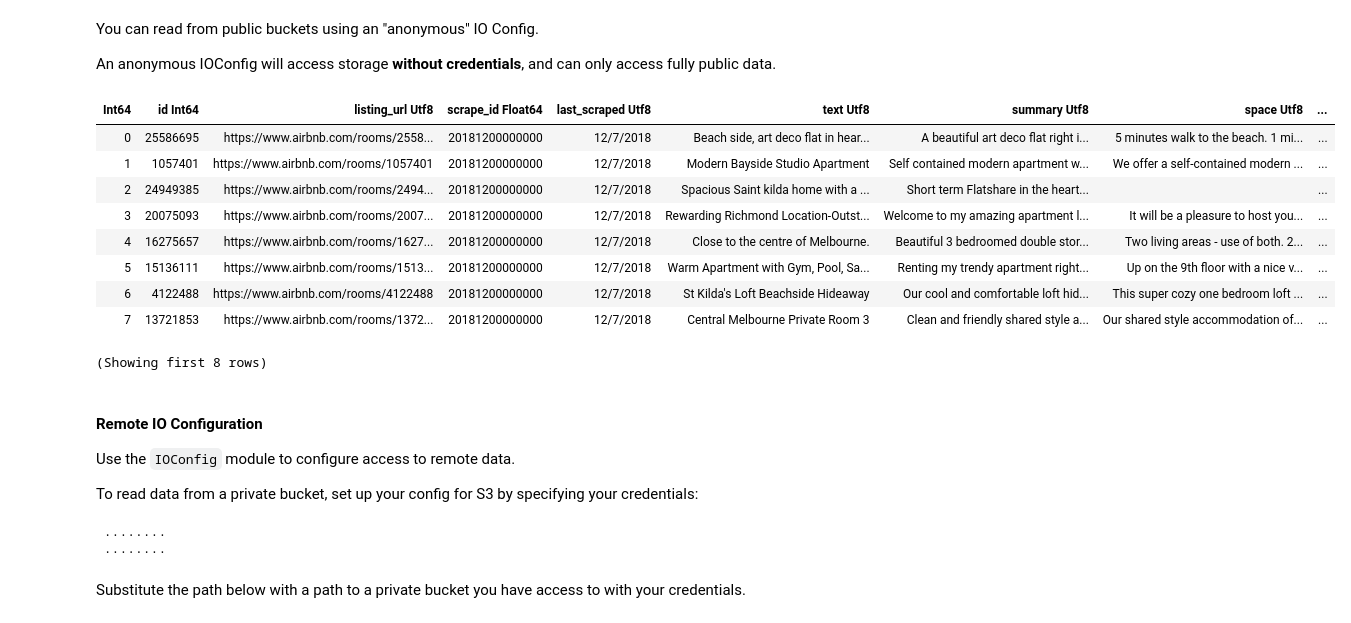
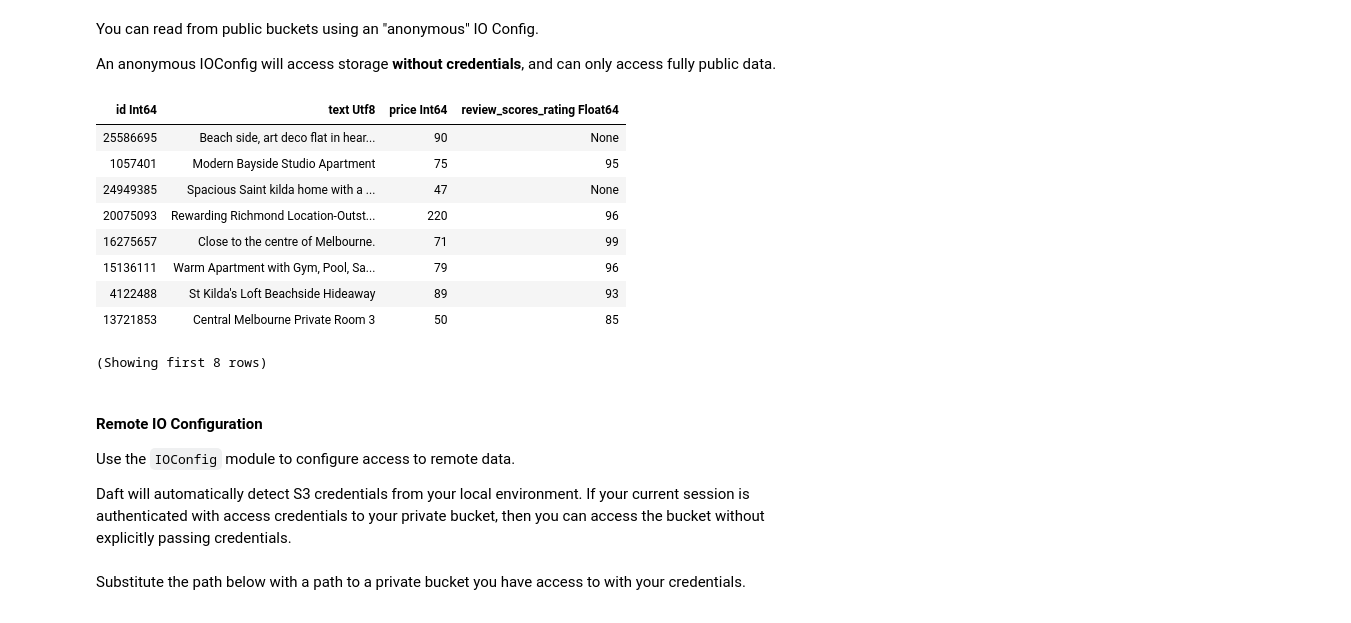
Before and after one commit to avriiil/daft-examples, a Jupyter notebook: daft-data-access.ipynb, the cells around one changed output. Cells and saved outputs as stored; diff of their text form; code cells hidden in the pictures.

```diff
--- a/daft-data-access.ipynb
+++ b/daft-data-access.ipynb
@@ -136,35 +136,28 @@ An anonymous IOConfig will access storage **without credentials**, and can only
 MY_ANONYMOUS_IO_CONFIG = daft.io.IOConfig(s3=daft.io.S3Config(anonymous=True))
 
 # Read this file using `MY_ANONYMOUS_IO_CONFIG`
-df1 = daft.read_csv(
+df = daft.read_csv(
     "s3://daft-public-data/melbourne-airbnb/melbourne_airbnb.csv",
     io_config=MY_ANONYMOUS_IO_CONFIG
 )
 # %%
-df1.show()
+df.select("id", "text", "price", "review_scores_rating").show()
 # %% [output]
-| Int64 | id Int64 | listing_url Utf8 | scrape_id Float64 | last_scraped Utf8 | text Utf8 | summary Utf8 | space Utf8 | ... |
-| 0 | 25586695 | https://www.airbnb.com/rooms/2558... | 20181200000000 | 12/7/2018 | Beach side, art deco flat in hear... | A beautiful art deco flat right i... | 5 minutes walk to the beach. 1 mi... | ... |
-| 1 | 1057401 | https://www.airbnb.com/rooms/1057401 | 20181200000000 | 12/7/2018 | Modern Bayside Studio Apartment | Self contained modern apartment w... | We offer a self-contained modern ... | ... |
-| 2 | 24949385 | https://www.airbnb.com/rooms/2494... | 20181200000000 | 12/7/2018 | Spacious Saint kilda home with a ... | Short term Flatshare in the heart... |  | ... |
-| 3 | 20075093 | https://www.airbnb.com/rooms/2007... | 20181200000000 | 12/7/2018 | Rewarding Richmond Location-Outst... | Welcome to my amazing apartment l... | It will be a pleasure to host you... | ... |
-| 4 | 16275657 | https://www.airbnb.com/rooms/1627... | 20181200000000 | 12/7/2018 | Close to the centre of Melbourne. | Beautiful 3 bedroomed double stor... | Two living areas - use of both. 2... | ... |
-| 5 | 15136111 | https://www.airbnb.com/rooms/1513... | 20181200000000 | 12/7/2018 | Warm Apartment with Gym, Pool, Sa... | Renting my trendy apartment right... | Up on the 9th floor with a nice v... | ... |
-| 6 | 4122488 | https://www.airbnb.com/rooms/4122488 | 20181200000000 | 12/7/2018 | St Kilda's Loft Beachside Hideaway | Our cool and comfortable loft hid... | This super cozy one bedroom loft ... | ... |
-| 7 | 13721853 | https://www.airbnb.com/rooms/1372... | 20181200000000 | 12/7/2018 | Central Melbourne Private Room 3 | Clean and friendly shared style a... | Our shared style accommodation of... | ... |
+| id Int64 | text Utf8 | price Int64 | review_scores_rating Float64 |
+| 25586695 | Beach side, art deco flat in hear... | 90 | None |
+| 1057401 | Modern Bayside Studio Apartment | 75 | 95 |
+| 24949385 | Spacious Saint kilda home with a ... | 47 | None |
+| 20075093 | Rewarding Richmond Location-Outst... | 220 | 96 |
+| 16275657 | Close to the centre of Melbourne. | 71 | 99 |
+| 15136111 | Warm Apartment with Gym, Pool, Sa... | 79 | 96 |
+| 4122488 | St Kilda's Loft Beachside Hideaway | 89 | 93 |
+| 13721853 | Central Melbourne Private Room 3 | 50 | 85 |
 (Showing first 8 rows)
 # %% [markdown]
 #### Remote IO Configuration
 Use the `IOConfig` module to configure access to remote data.
 
-To read data from a private bucket, set up your config for S3 by specifying your credentials:
+Daft will automatically detect S3 credentials from your local environment. If your current session is authenticated with access credentials to your private bucket, then you can access the bucket  without explicitly passing credentials.
-# %%
-import getpass
-key_id = getpass.getpass()
-access_key = getpass.getpass()
-# %% [output]
- ········
- ········
 # %% [markdown]
 Substitute the path below with a path to a private bucket you have access to with your credentials.
 # %%
```
Also changed, not shown: parts of 21 cells of this notebook.
